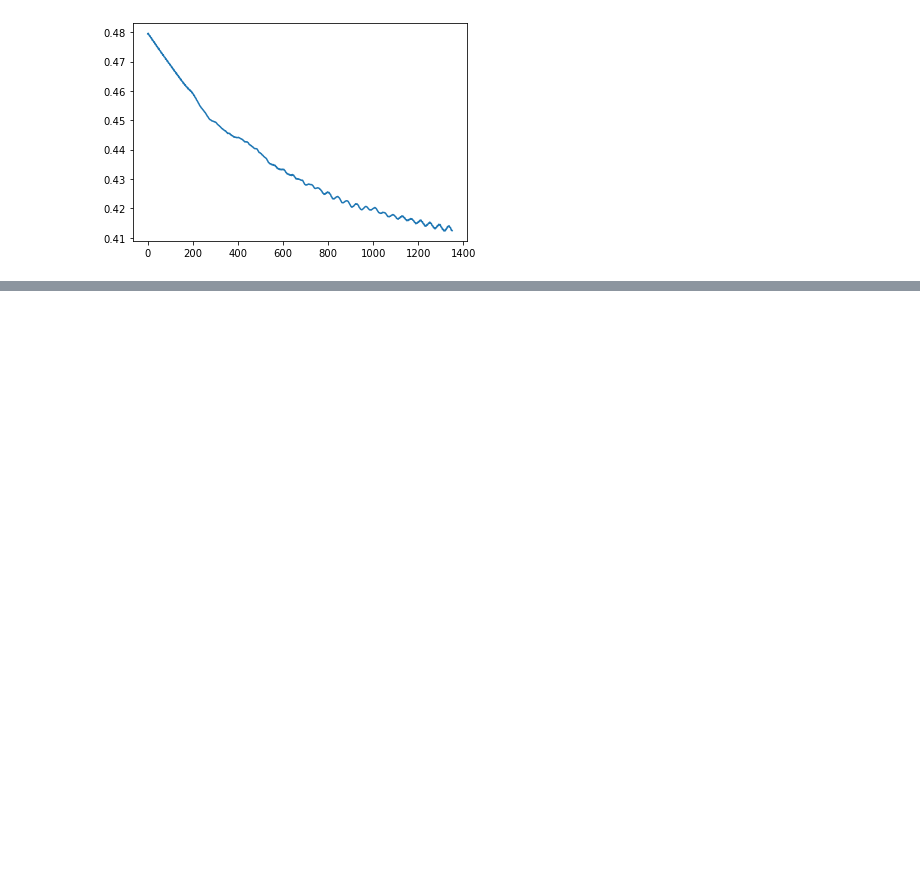
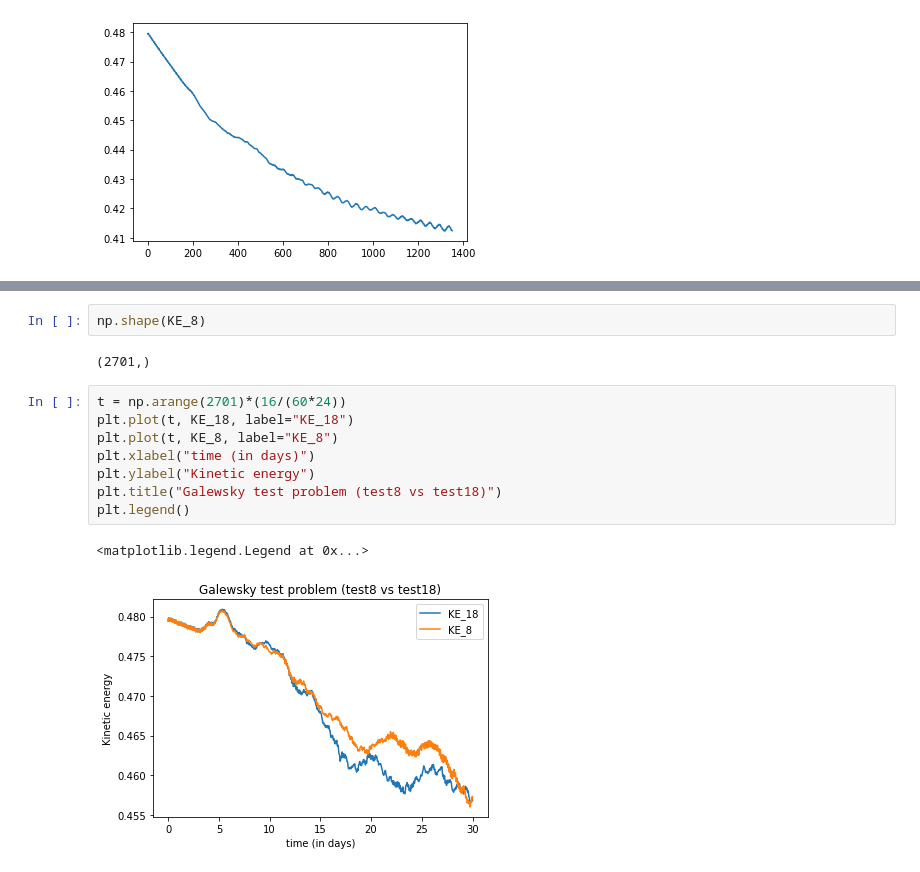
Before and after one commit to sharma-kk/viscous_shallow_water, a Jupyter notebook: kinetic_energy_plots.ipynb, the cells around one changed output, grey strips where cells are left out. Cells and saved outputs as stored; diff of their text form; blank space fills up the shorter version.

Commit message:
ran additional test and updated info file

```diff
--- a/kinetic_energy_plots.ipynb
+++ b/kinetic_energy_plots.ipynb
@@ -86,0 +79,15 @@ plt.plot(KE_27)
+# %%
+np.shape(KE_8)
+# %% [output]
+(2701,)
+# %%
+t = np.arange(2701)*(16/(60*24))
+plt.plot(t, KE_18, label="KE_18")
+plt.plot(t, KE_8, label="KE_8")
+plt.xlabel("time (in days)")
+plt.ylabel("Kinetic energy")
+plt.title("Galewsky test problem (test8 vs test18)")
+plt.legend()
+# %% [output]
+<matplotlib.legend.Legend at 0x...>
+[figure, added]
```
Also changed, not shown: parts of 6 cells of this notebook, 2 other files.
